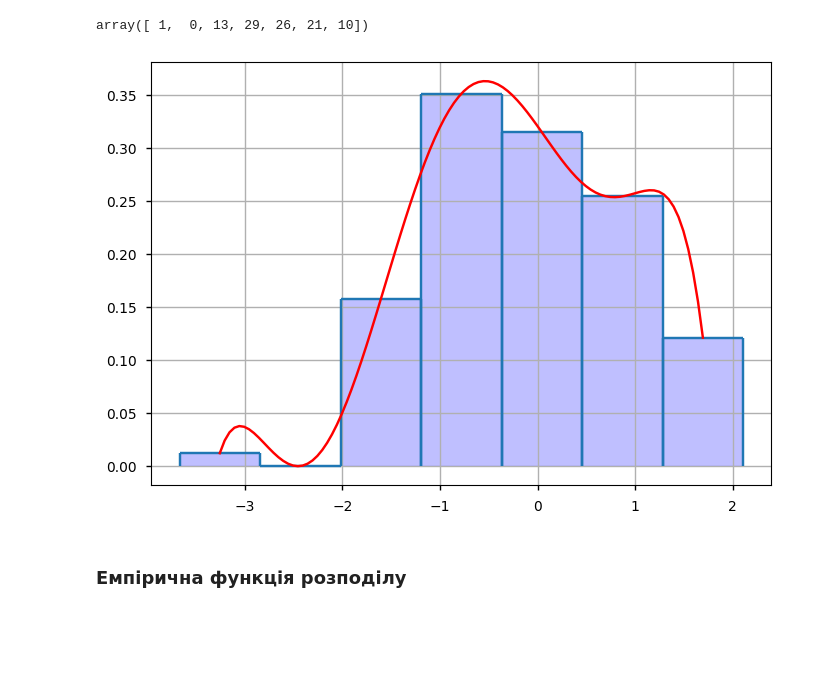
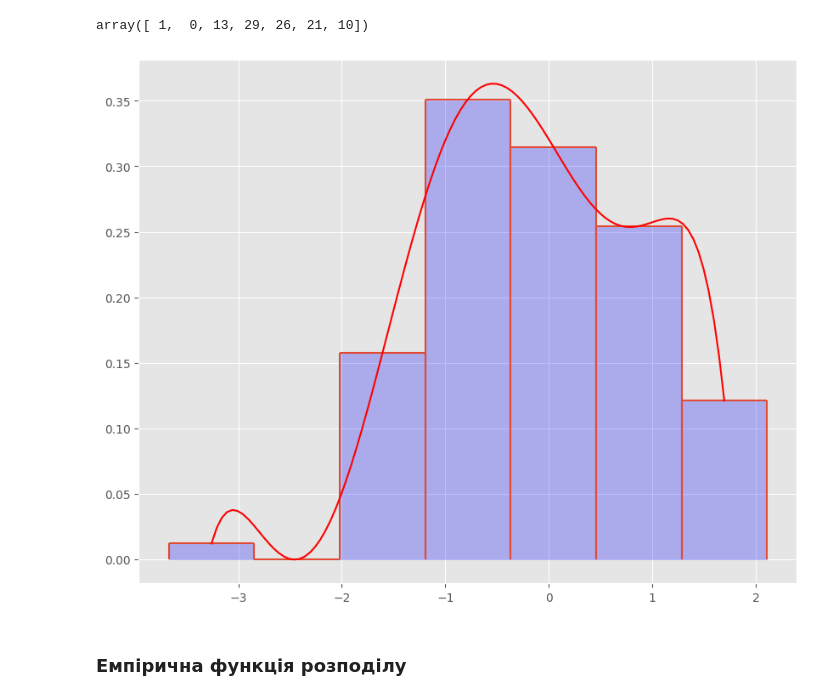
Before and after one commit to illiahl/personal_projects, a Jupyter notebook: statistics_and_data_analysis/data_preprocessing_estimators_hypothesis_testing.ipynb, the cells around one changed output. Saved outputs shown, nothing was run; the diff lists cells and outputs as text; code cells hidden in the pictures; blank space fills up the shorter version.

```diff
--- a/statistics_and_data_analysis/data_preprocessing_estimators_hypothesis_testing.ipynb
+++ b/statistics_and_data_analysis/data_preprocessing_estimators_hypothesis_testing.ipynb
@@ -2,8 +2,9 @@
 import numpy as np
 import matplotlib.pyplot as plt
 from sympy import *
-# %%
-plt.style.use("seaborn-v0_8-notebook")
+# %%
+plt.style.use('ggplot')
+plt.rcParams['figure.figsize'] = [10, 8]
 # %% [markdown]
 # Первинна обробка даних
 # %%
@@ -247,26 +248,25 @@ interval_polynomial = interpolating_polynomial(interpolating_intervals_arg_array
 # %%
 for i in np.arange(number_of_intervals - 1):
     plt.hlines(interval_values[i], xmin=sample_min + size_of_intervals*i, xmax=sample_min + size_of_intervals*(i+1))
 
     plt.fill_between(np.linspace(sample_min + size_of_intervals*i, sample_min + size_of_intervals*(i+1), 100), interval_values[i], color="blue", alpha=0.25)
 
     plt.vlines(sample_min + size_of_intervals*i, ymin=0, ymax=interval_values[i])
     plt.vlines(sample_min + size_of_intervals*(i+1), ymin=0, ymax=interval_values[i])
 
 plt.hlines(interval_values[number_of_intervals -1], xmin=sample_min + size_of_intervals*(number_of_intervals - 1), xmax=sample_max)
 
 plt.fill_between(np.linspace(sample_min + size_of_intervals*(number_of_intervals - 1), sample_max, 100), interval_values[number_of_intervals - 1], color="blue", alpha=0.25)
 
 plt.vlines(sample_min + size_of_intervals*(number_of_intervals -1), ymin=0, ymax=interval_values[number_of_intervals - 1])
 plt.vlines(sample_max, ymin=0, ymax=interval_values[number_of_intervals - 1])
 
 arg = np.linspace(interpolating_intervals_arg_array[0], interpolating_intervals_arg_array[6], 100)
 plt.plot(arg, lambdify(x, interval_polynomial)(arg), "r")
 
-plt.grid()
 plt.show()
 # %% [output]
-[figure, old version]
+[figure, new version]
 # %% [markdown]
 ### Емпірична функція розподілу
 # %%
```
Also changed, not shown: parts of 2 cells of this notebook, 3 other files.
